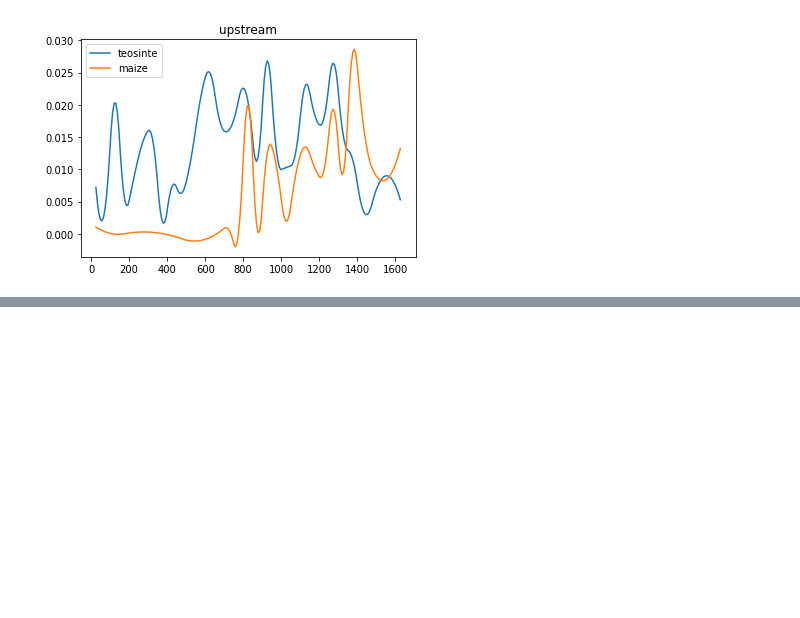
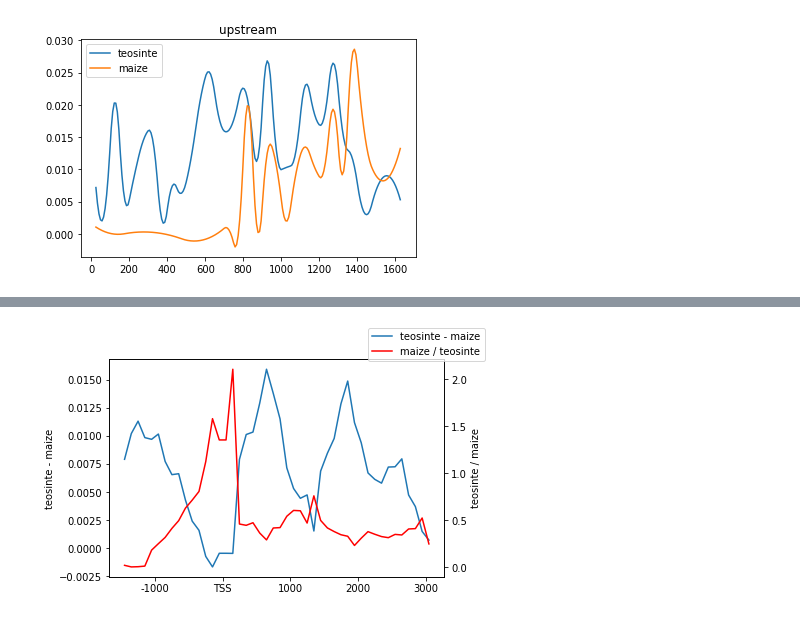
Before and after one commit to GaoX-cau/mynote, a Jupyter notebook: 201906_genetic_diversity/genetic_diversity.ipynb, the cells around one changed output, grey strips where cells are left out. Drawn from its saved outputs; the diff is of its cells as text; code cells hidden in the pictures; blank space fills up the shorter version.

```diff
--- a/201906_genetic_diversity/genetic_diversity.ipynb
+++ b/201906_genetic_diversity/genetic_diversity.ipynb
@@ -99,0 +126,16 @@ array([ 0.00487954,  0.01340807,  0.0261496 ,  0.04062284,  0.0332943 ,
+# %%
+union_b = list(union_b)
+union_b.sort()
+for i in union_b:
+    print(i, end='\t')
+print()
+
+for i in teosinte_pi_b - maize_pi_b:
+    pi1.append(i)
+    print(i, end='\t')
+print()
+
+for i in maize_pi_b / teosinte_pi_b:
+    pi2.append(i)
+    print(i, end='\t')
+print()
@@ -99,0 +146,19 @@ array([ 0.00487954,  0.01340807,  0.0261496 ,  0.04062284,  0.0332943 ,
+# %%
+union = union_u + union_b
+# %%
+fig = plt.figure()
+
+ax1 = fig.add_subplot(111)
+ax1.plot(union, pi1, label='teosinte - maize')
+ax1.set_ylabel('teosinte - maize')
+
+ax2 = ax1.twinx()  # this is the important function
+ax2.plot(union, pi2, 'r', label='maize / teosinte')
+ax2.set_ylabel('teosinte / maize')
+ax2.set_xlabel('sweet4a position (bp)')
+
+plt.xticks([-1000, 0, 1000, 2000, 3000], ['-1000', 'TSS', '1000', '2000', '3000'])
+fig.legend()
+plt.show()
+# %% [output]
+[figure, added]
```
Also changed, not shown: parts of 10 cells of this notebook, 33 other files.
